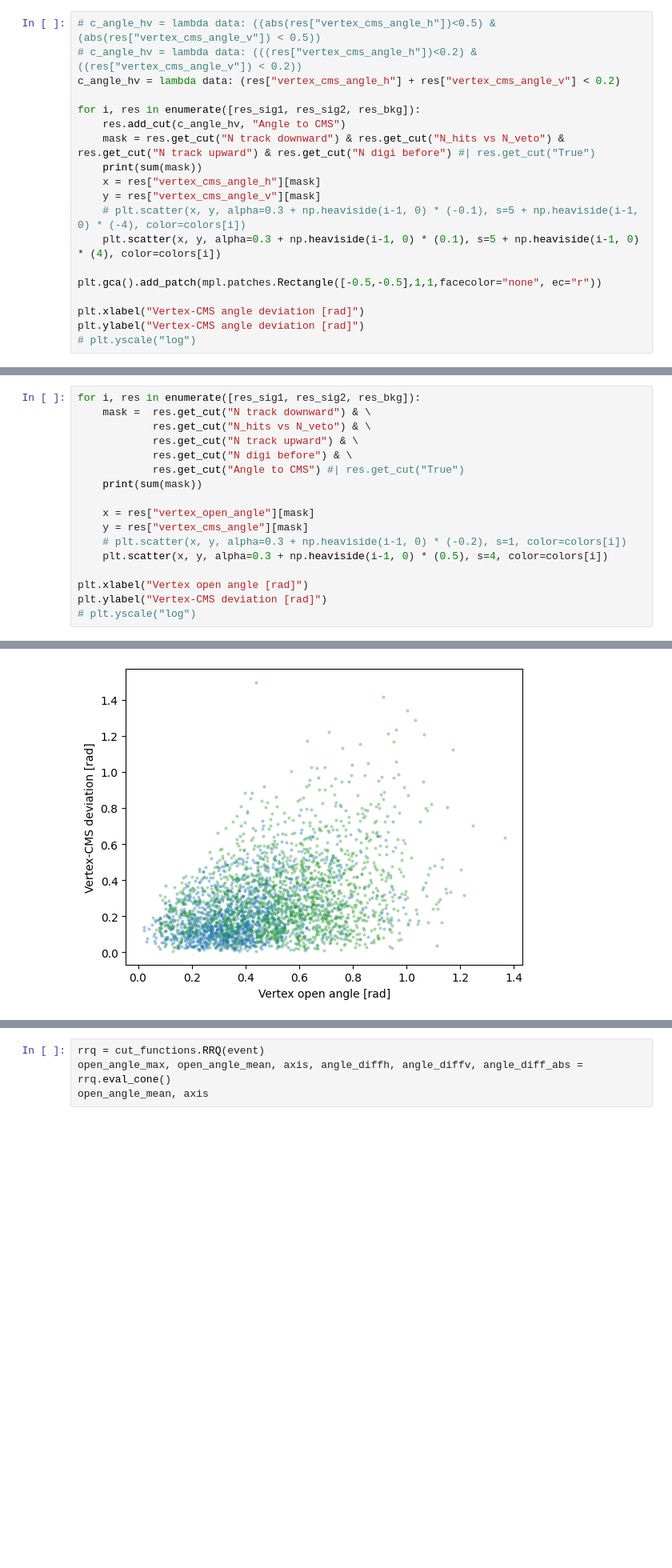
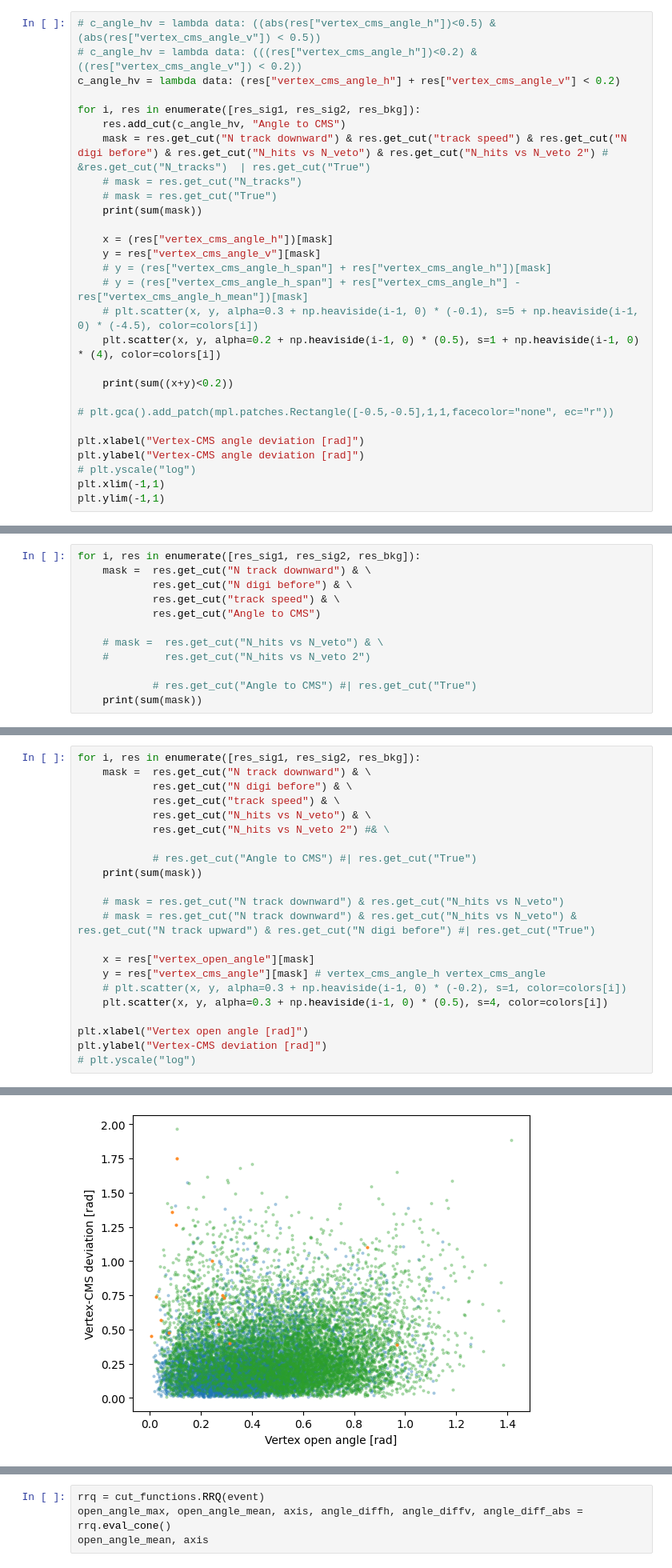
Before and after one commit to EdmondRen/mathusla-newsim, a Jupyter notebook: studies/mathusla40/cosmic_p/2.cut_dev.ipynb, the cells around one changed output, grey strips where cells are left out. Shown at 80% size. Saved outputs shown, nothing was run; the diff lists cells and outputs as text; blank space fills up the shorter version.

```diff
--- a/studies/mathusla40/cosmic_p/2.cut_dev.ipynb
+++ b/studies/mathusla40/cosmic_p/2.cut_dev.ipynb
@@ -238,16 +270,25 @@ c_angle_hv = lambda data: (res["vertex_cms_angle_h"] + res["vertex_cms_angle_v"]
 
 for i, res in enumerate([res_sig1, res_sig2, res_bkg]):
     res.add_cut(c_angle_hv, "Angle to CMS")
-    mask = res.get_cut("N track downward") & res.get_cut("N_hits vs N_veto") & res.get_cut("N track upward") & res.get_cut("N digi before") #| res.get_cut("True")
+    mask = res.get_cut("N track downward") & res.get_cut("track speed") & res.get_cut("N digi before") & res.get_cut("N_hits vs N_veto") & res.get_cut("N_hits vs N_veto 2") # &res.get_cut("N_tracks")  | res.get_cut("True")
+    # mask = res.get_cut("N_tracks")
+    # mask = res.get_cut("True")
     print(sum(mask))
-    x = res["vertex_cms_angle_h"][mask]
+
+    x = (res["vertex_cms_angle_h"])[mask]
     y = res["vertex_cms_angle_v"][mask]
-    # plt.scatter(x, y, alpha=0.3 + np.heaviside(i-1, 0) * (-0.1), s=5 + np.heaviside(i-1, 0) * (-4), color=colors[i])
-    plt.scatter(x, y, alpha=0.3 + np.heaviside(i-1, 0) * (0.1), s=5 + np.heaviside(i-1, 0) * (4), color=colors[i])
+    # y = (res["vertex_cms_angle_h_span"] + res["vertex_cms_angle_h"])[mask]
+    # y = (res["vertex_cms_angle_h_span"] + res["vertex_cms_angle_h"] - res["vertex_cms_angle_h_mean"])[mask]
+    # plt.scatter(x, y, alpha=0.3 + np.heaviside(i-1, 0) * (-0.1), s=5 + np.heaviside(i-1, 0) * (-4.5), color=colors[i])
+    plt.scatter(x, y, alpha=0.2 + np.heaviside(i-1, 0) * (0.5), s=1 + np.heaviside(i-1, 0) * (4), color=colors[i])
 
-plt.gca().add_patch(mpl.patches.Rectangle([-0.5,-0.5],1,1,facecolor="none", ec="r"))
+    print(sum((x+y)<0.2))
+
+# plt.gca().add_patch(mpl.patches.Rectangle([-0.5,-0.5],1,1,facecolor="none", ec="r"))
 
 plt.xlabel("Vertex-CMS angle deviation [rad]")
 plt.ylabel("Vertex-CMS angle deviation [rad]")
 # plt.yscale("log")
+plt.xlim(-1,1)
+plt.ylim(-1,1)
 # %% [output]
@@ -258,0 +303,12 @@ Text(0, 0.5, 'Vertex-CMS angle deviation [rad]')
+# %%
+for i, res in enumerate([res_sig1, res_sig2, res_bkg]):
+    mask =  res.get_cut("N track downward") & \
+            res.get_cut("N digi before") & \
+            res.get_cut("track speed") & \
+            res.get_cut("Angle to CMS")
+
+    # mask =  res.get_cut("N_hits vs N_veto") & \
+    #         res.get_cut("N_hits vs N_veto 2")
+
+            # res.get_cut("Angle to CMS") #| res.get_cut("True")
+    print(sum(mask))
@@ -259,14 +319,19 @@ Text(0, 0.5, 'Vertex-CMS angle deviation [rad]')
 # %%
 for i, res in enumerate([res_sig1, res_sig2, res_bkg]):
     mask =  res.get_cut("N track downward") & \
+            res.get_cut("N digi before") & \
+            res.get_cut("track speed") & \
             res.get_cut("N_hits vs N_veto") & \
-            res.get_cut("N track upward") & \
-            res.get_cut("N digi before") & \
-            res.get_cut("Angle to CMS") #| res.get_cut("True")
+            res.get_cut("N_hits vs N_veto 2") #& \
+
+            # res.get_cut("Angle to CMS") #| res.get_cut("True")
     print(sum(mask))
 
+    # mask = res.get_cut("N track downward") & res.get_cut("N_hits vs N_veto")
+    # mask = res.get_cut("N track downward") & res.get_cut("N_hits vs N_veto") & res.get_cut("N track upward") & res.get_cut("N digi before") #| res.get_cut("True")
+
     x = res["vertex_open_angle"][mask]
-    y = res["vertex_cms_angle"][mask]
+    y = res["vertex_cms_angle"][mask] # vertex_cms_angle_h vertex_cms_angle
     # plt.scatter(x, y, alpha=0.3 + np.heaviside(i-1, 0) * (-0.2), s=1, color=colors[i])
     plt.scatter(x, y, alpha=0.3 + np.heaviside(i-1, 0) * (0.5), s=4, color=colors[i])
 
@@ -280,4 +345,4 @@ plt.ylabel("Vertex-CMS deviation [rad]")
 Text(0, 0.5, 'Vertex-CMS deviation [rad]')
-[figure, old version]
+[figure, new version]
 # %%
 for i, res in enumerate([res_sig1, res_sig2, res_bkg]):
```
Also changed, not shown: parts of 24 cells of this notebook, 3 other files.
